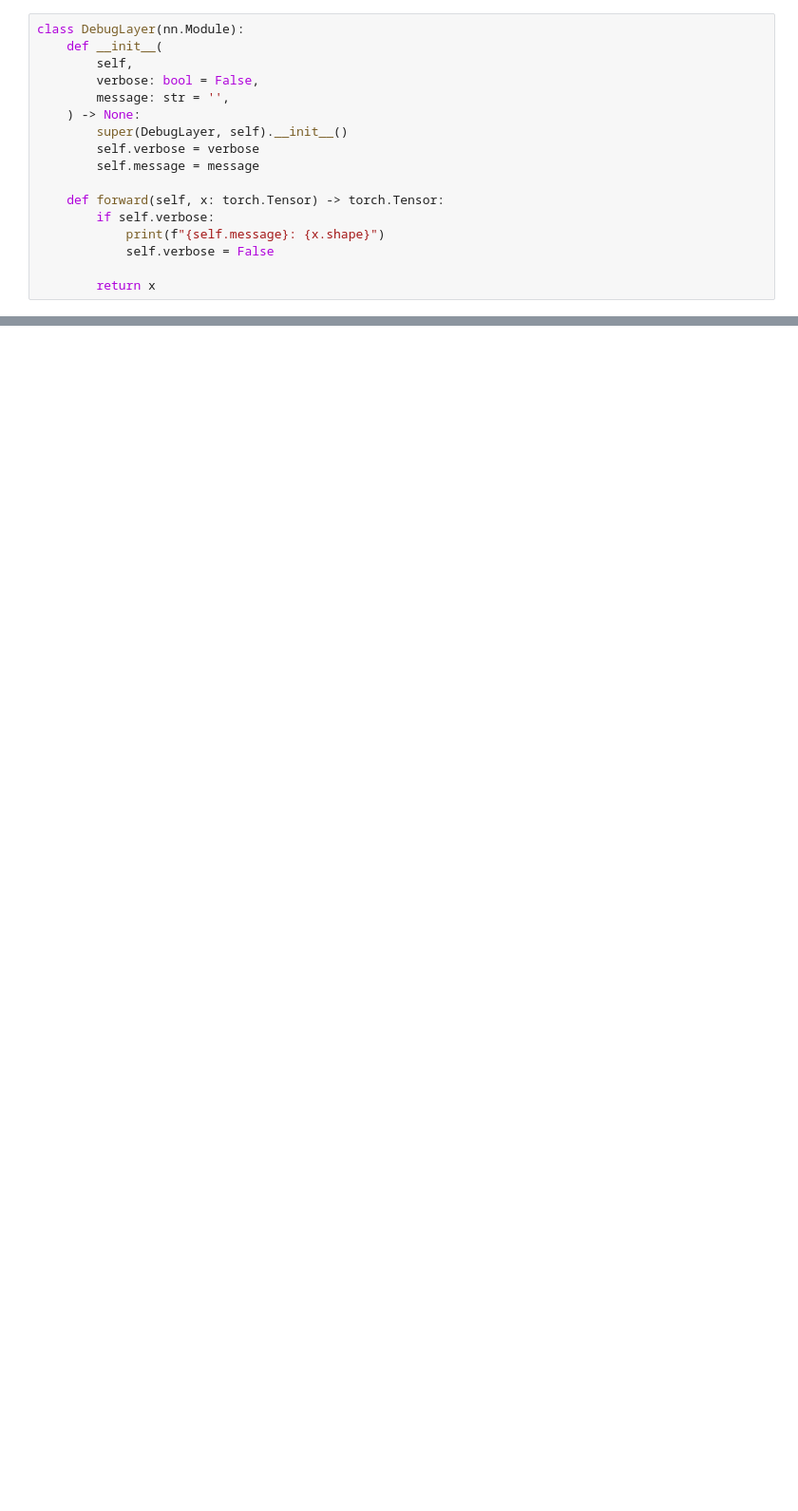
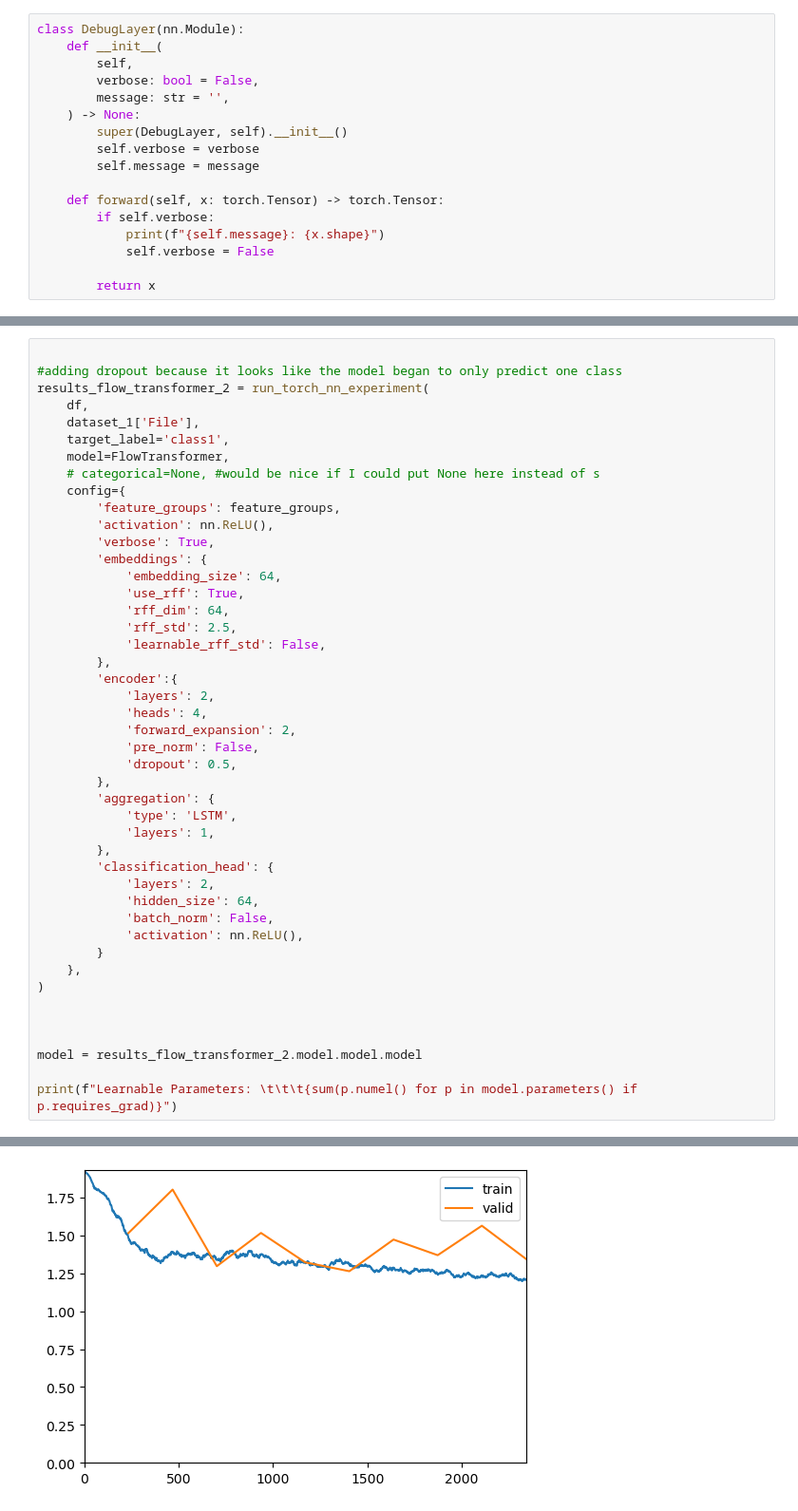
Before and after one commit to Colorado-Mesa-University-Cybersecurity/TrafficFlowForecasting, a Jupyter notebook: warins_experiments/main/early_tabular_transformer_prototype.ipynb, the cells around one changed output, grey strips where cells are left out. Shown at 95% size. Cells and saved outputs as stored; diff of their text form; blank space fills up the shorter version.

```diff
--- a/warins_experiments/main/early_tabular_transformer_prototype.ipynb
+++ b/warins_experiments/main/early_tabular_transformer_prototype.ipynb
@@ -855,0 +805,46 @@ Learnable Parameters:                   212174
+# %%
+
+#adding dropout because it looks like the model began to only predict one class
+results_flow_transformer_2 = run_torch_nn_experiment(
+    df,
+    dataset_1['File'],
+    target_label='class1',
+    model=FlowTransformer,
+    # categorical=None, #would be nice if I could put None here instead of s
+    config={
+        'feature_groups': feature_groups,
+        'activation': nn.ReLU(),
+        'verbose': True,
+        'embeddings': {
+            'embedding_size': 64,
+            'use_rff': True,
+            'rff_dim': 64,
+            'rff_std': 2.5,
+            'learnable_rff_std': False,
+        },
+        'encoder':{
+            'layers': 2,
+            'heads': 4,
+            'forward_expansion': 2,
+            'pre_norm': False,
+            'dropout': 0.5,
+        },
+        'aggregation': {
+            'type': 'LSTM',
+            'layers': 1,
+        },
+        'classification_head': {
+            'layers': 2,
+            'hidden_size': 64,
+            'batch_norm': False,
+            'activation': nn.ReLU(),
+        }
+    },
+)
+
+
+
+model = results_flow_transformer_2.model.model.model
+
+print(f"Learnable Parameters: \t\t\t{sum(p.numel() for p in model.parameters() if p.requires_grad)}")
+# %% [output]
@@ -855,0 +871 @@ Learnable Parameters:                   212174
+[figure, added]
```
Also changed, not shown: parts of 17 cells of this notebook, 2 other files.
